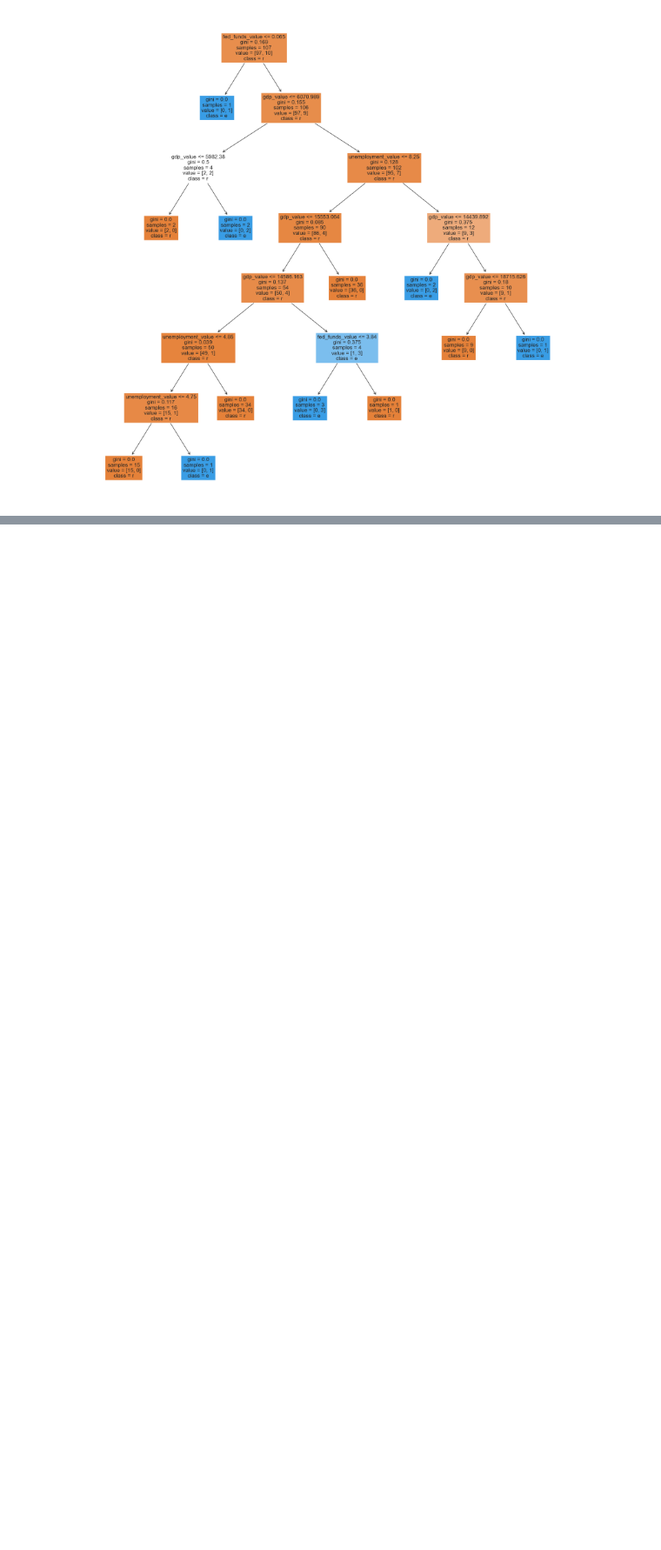
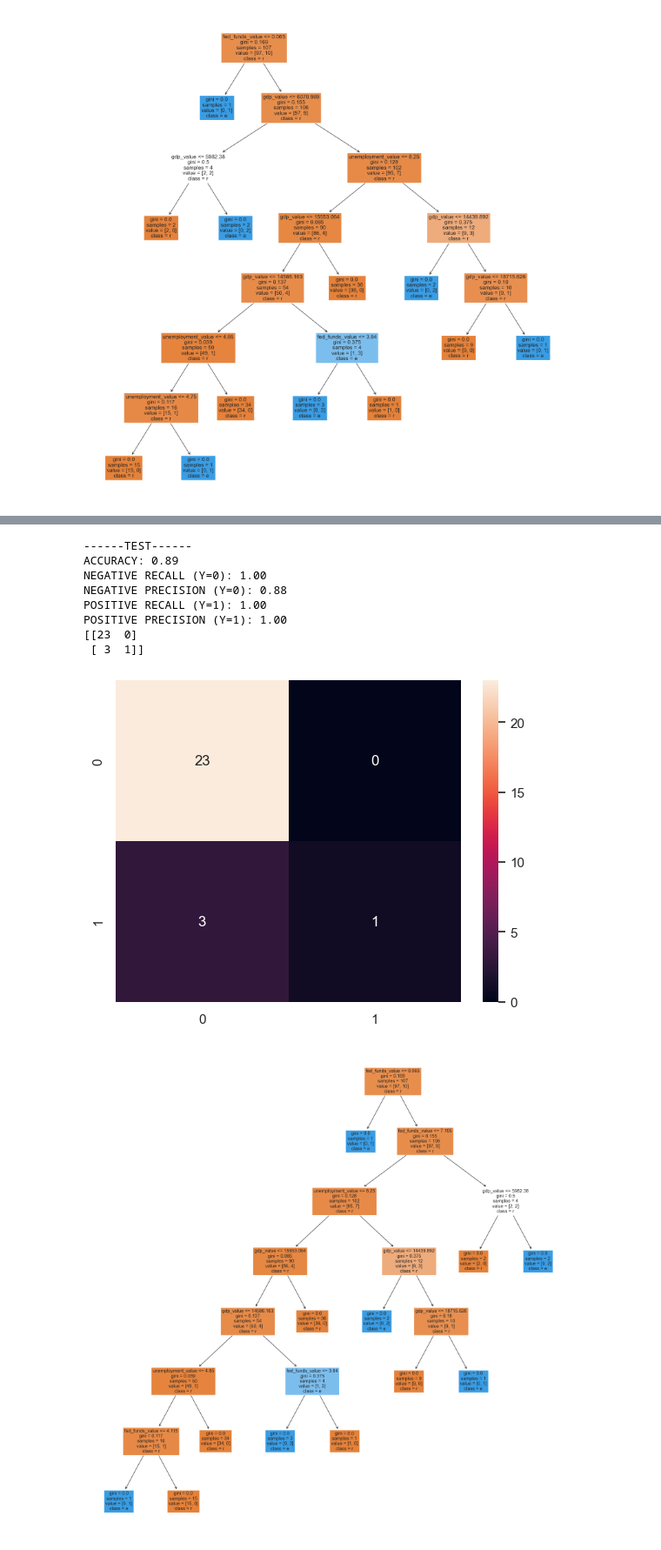
Before and after one commit to raunakadvani2410/anly-501-final-project, a Jupyter notebook: codes/decision_tree_py/decision_tree_py.ipynb, the cells around one changed output, grey strips where cells are left out. Shown: that part at 87% size. Cells and saved outputs as stored; diff of their text form; code cells hidden in the pictures; blank space fills up the shorter version.

```diff
--- a/codes/decision_tree_py/decision_tree_py.ipynb
+++ b/codes/decision_tree_py/decision_tree_py.ipynb
@@ -155,0 +197,15 @@ plot_tree(model, x_train, y_train)
+# %%
+from sklearn import tree
+model = tree.DecisionTreeClassifier(max_depth=7)
+model = model.fit(x_train, y_train)
+
+yp_train=model.predict(x_train)
+yp_test=model.predict(x_test)
+# %%
+print("------TRAINING------")
+confusion_plot(y_train,yp_train)
+print("------TEST------")
+confusion_plot(y_test,yp_test)
+
+plot_tree(model,X,Y)
+# %% [output]
@@ -155,0 +221,10 @@ plot_tree(model, x_train, y_train)
+------TEST------
+ACCURACY: 0.89
+NEGATIVE RECALL (Y=0): 1.00
+NEGATIVE PRECISION (Y=0): 0.88
+POSITIVE RECALL (Y=1): 1.00
+POSITIVE PRECISION (Y=1): 1.00
+[[23  0]
+ [ 3  1]]
+[figure, added]
+[figure, added]
```
Also changed, not shown: parts of 5 cells of this notebook, 2 other files.
